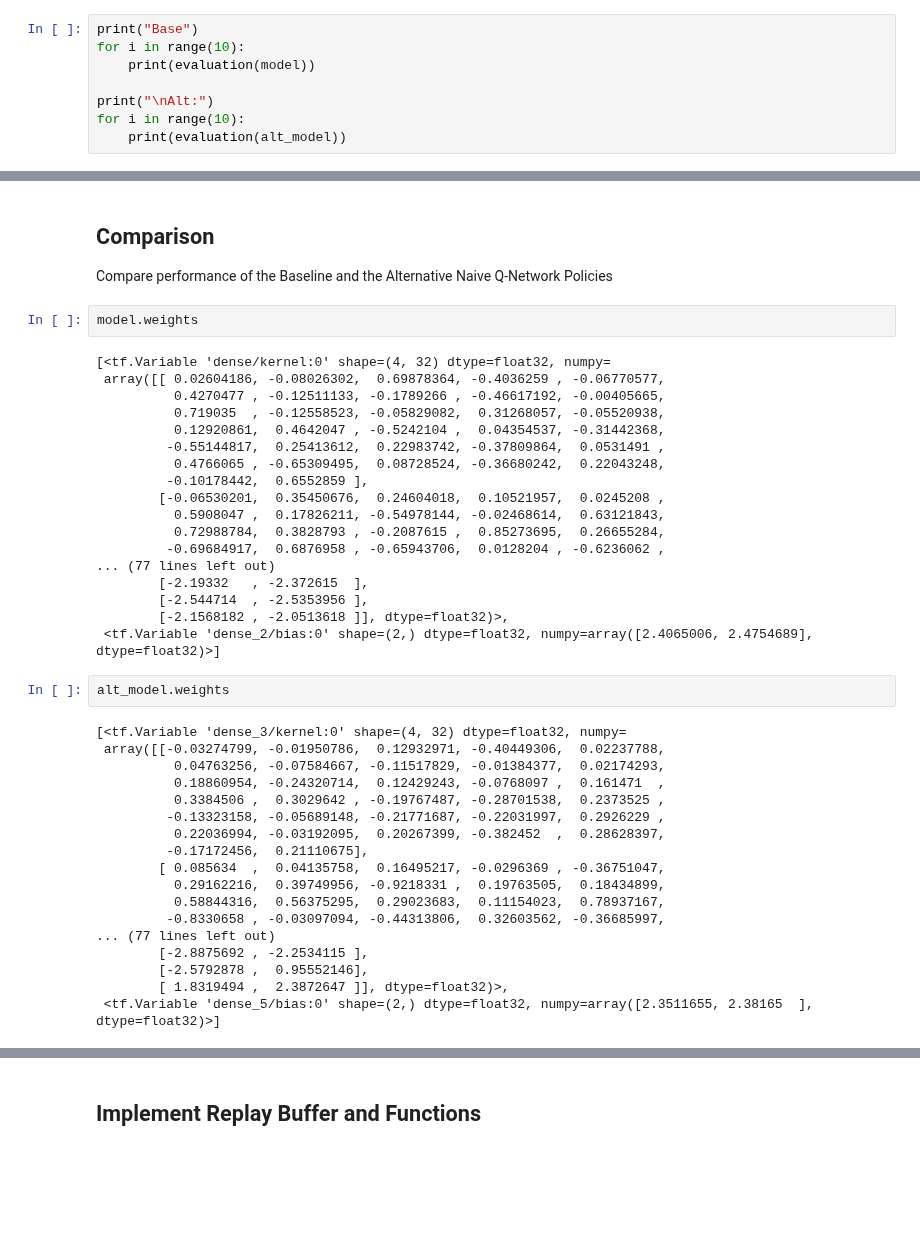
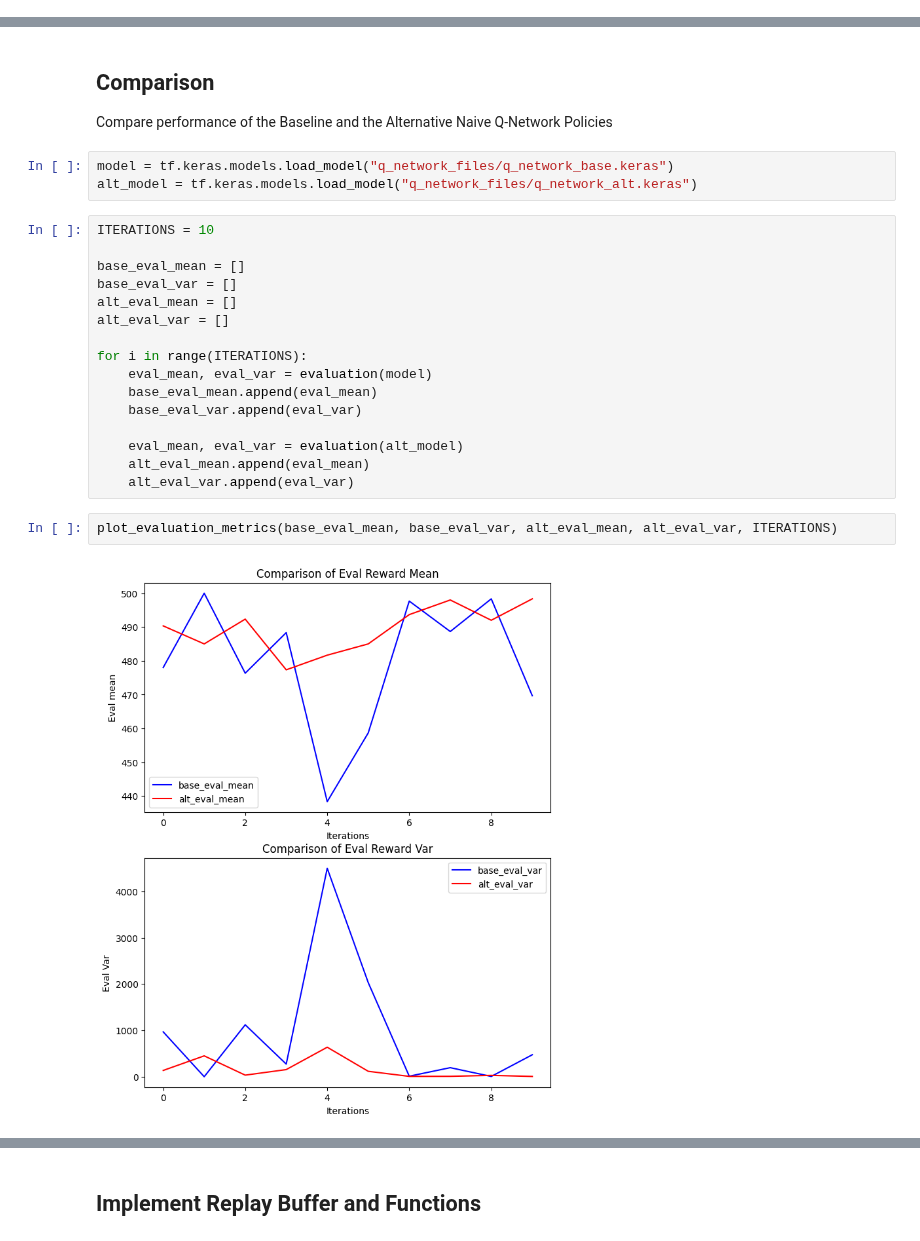
Before and after one commit to andychong23/IE4213_Part2_Assignment, a Jupyter notebook: IE4213_Assgn2_skeleton.ipynb, the cells around one changed output, grey strips where cells are left out. Saved outputs shown, nothing was run; the diff lists cells and outputs as text; blank space fills up the shorter version.

Commit message:
Add comparison graph

```diff
--- a/IE4213_Assgn2_skeleton.ipynb
+++ b/IE4213_Assgn2_skeleton.ipynb
@@ -707,11 +727,3 @@ def evaluation(model, max_timesteps=500):
     eval_reward_var = np.var(eval_reward)
 
     return eval_reward_mean, eval_reward_var
-# %%
-print("Base")
-for i in range(10):
-    print(evaluation(model))
-
-print("\nAlt:")
-for i in range(10):
-    print(evaluation(alt_model))
@@ -737,46 +731,29 @@ Base
 ## Comparison
 
 Compare performance of the Baseline and the Alternative Naive Q-Network Policies
-# %%
-model.weights
-# %% [output]
-[<tf.Variable 'dense/kernel:0' shape=(4, 32) dtype=float32, numpy=
- array([[ 0.02604186, -0.08026302,  0.69878364, -0.4036259 , -0.06770577,
-          0.4270477 , -0.12511133, -0.1789266 , -0.46617192, -0.00405665,
-          0.719035  , -0.12558523, -0.05829082,  0.31268057, -0.05520938,
-          0.12920861,  0.4642047 , -0.5242104 ,  0.04354537, -0.31442368,
-         -0.55144817,  0.25413612,  0.22983742, -0.37809864,  0.0531491 ,
-          0.4766065 , -0.65309495,  0.08728524, -0.36680242,  0.22043248,
-         -0.10178442,  0.6552859 ],
-        [-0.06530201,  0.35450676,  0.24604018,  0.10521957,  0.0245208 ,
-          0.5908047 ,  0.17826211, -0.54978144, -0.02468614,  0.63121843,
-          0.72988784,  0.3828793 , -0.2087615 ,  0.85273695,  0.26655284,
-         -0.69684917,  0.6876958 , -0.65943706,  0.0128204 , -0.6236062 ,
-... (77 lines left out)
-        [-2.19332   , -2.372615  ],
-        [-2.544714  , -2.5353956 ],
-        [-2.1568182 , -2.0513618 ]], dtype=float32)>,
- <tf.Variable 'dense_2/bias:0' shape=(2,) dtype=float32, numpy=array([2.4065006, 2.4754689], dtype=float32)>]
-# %%
-alt_model.weights
-# %% [output]
-[<tf.Variable 'dense_3/kernel:0' shape=(4, 32) dtype=float32, numpy=
- array([[-0.03274799, -0.01950786,  0.12932971, -0.40449306,  0.02237788,
-          0.04763256, -0.07584667, -0.11517829, -0.01384377,  0.02174293,
-          0.18860954, -0.24320714,  0.12429243, -0.0768097 ,  0.161471  ,
-          0.3384506 ,  0.3029642 , -0.19767487, -0.28701538,  0.2373525 ,
-         -0.13323158, -0.05689148, -0.21771687, -0.22031997,  0.2926229 ,
-          0.22036994, -0.03192095,  0.20267399, -0.382452  ,  0.28628397,
-         -0.17172456,  0.21110675],
-        [ 0.085634  ,  0.04135758,  0.16495217, -0.0296369 , -0.36751047,
-          0.29162216,  0.39749956, -0.9218331 ,  0.19763505,  0.18434899,
-          0.58844316,  0.56375295,  0.29023683,  0.11154023,  0.78937167,
-         -0.8330658 , -0.03097094, -0.44313806,  0.32603562, -0.36685997,
-... (77 lines left out)
-        [-2.8875692 , -2.2534115 ],
-        [-2.5792878 ,  0.95552146],
-        [ 1.8319494 ,  2.3872647 ]], dtype=float32)>,
- <tf.Variable 'dense_5/bias:0' shape=(2,) dtype=float32, numpy=array([2.3511655, 2.38165  ], dtype=float32)>]
+# %%
+model = tf.keras.models.load_model("q_network_files/q_network_base.keras")
+alt_model = tf.keras.models.load_model("q_network_files/q_network_alt.keras")
+# %%
+ITERATIONS = 10
+
+base_eval_mean = []
+base_eval_var = []
+alt_eval_mean = []
+alt_eval_var = []
+
+for i in range(ITERATIONS):
+    eval_mean, eval_var = evaluation(model)
+    base_eval_mean.append(eval_mean)
+    base_eval_var.append(eval_var)
+
+    eval_mean, eval_var = evaluation(alt_model)
+    alt_eval_mean.append(eval_mean)
+    alt_eval_var.append(eval_var)
+# %%
+plot_evaluation_metrics(base_eval_mean, base_eval_var, alt_eval_mean, alt_eval_var, ITERATIONS)
+# %% [output]
+[figure, added]
 # %% [markdown]
 # Experience Replay Framework
 
```
Also changed, not shown: parts of 2 cells of this notebook.
